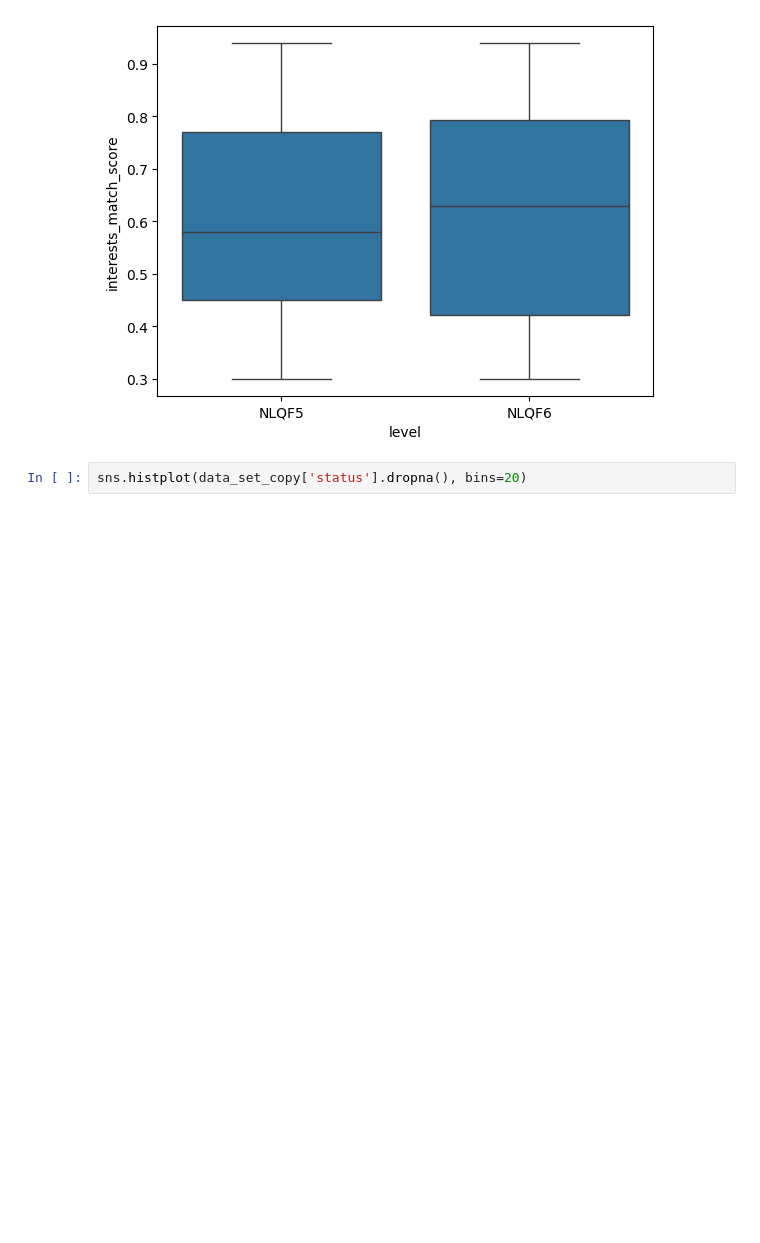
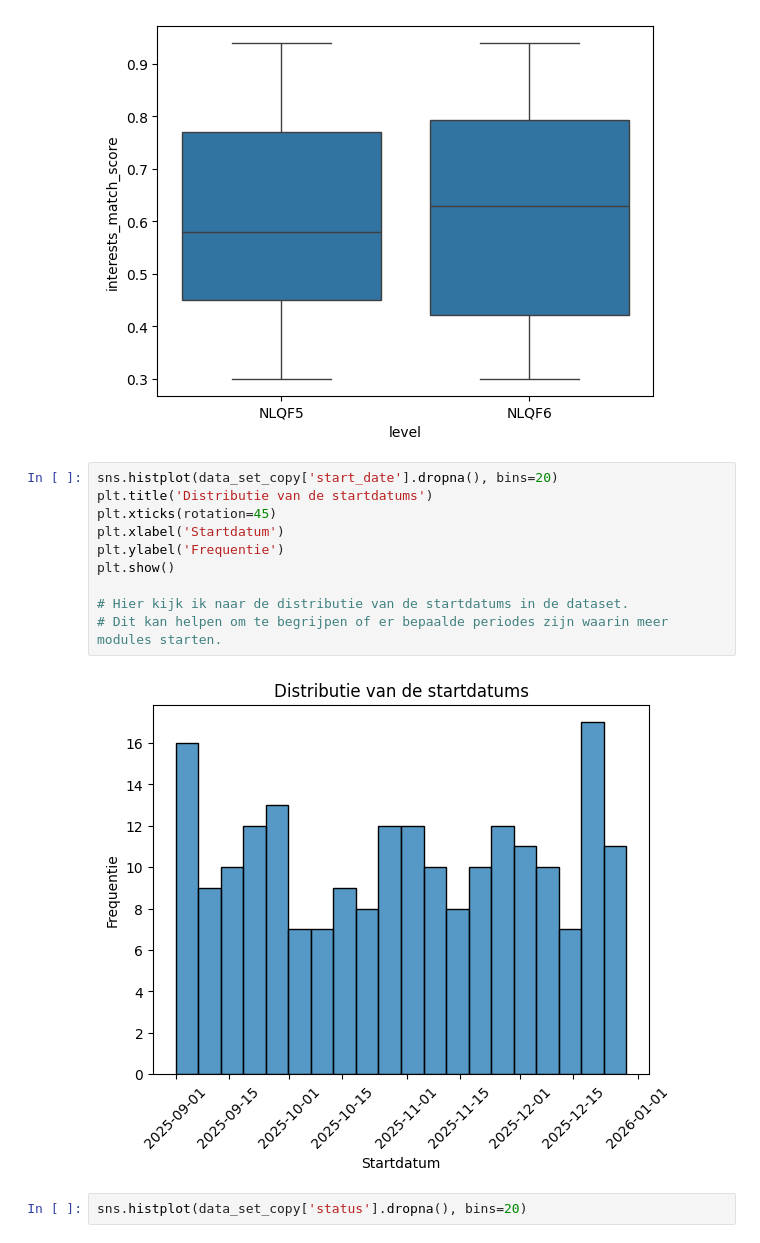
Before and after one commit to EnesT51/LU2-AI-Prototype, a Jupyter notebook: AI-PoC/AI_PoC.ipynb, the cells around one changed output. Cells and saved outputs as stored; diff of their text form; blank space fills up the shorter version.

```diff
--- a/AI-PoC/AI_PoC.ipynb
+++ b/AI-PoC/AI_PoC.ipynb
@@ -130,6 +130,18 @@ sns.boxplot(x='level', y='interests_match_score', data=data_set_copy)
 # %% [output]
 <Axes: xlabel='level', ylabel='interests_match_score'>
 [figure]
+# %%
+sns.histplot(data_set_copy['start_date'].dropna(), bins=20)
+plt.title('Distributie van de startdatums')
+plt.xticks(rotation=45)
+plt.xlabel('Startdatum')
+plt.ylabel('Frequentie')
+plt.show()
+
+# Hier kijk ik naar de distributie van de startdatums in de dataset.
+# Dit kan helpen om te begrijpen of er bepaalde periodes zijn waarin meer modules starten.
+# %% [output]
+[figure, added]
 # %%
 sns.histplot(data_set_copy['status'].dropna(), bins=20)
 # %% [output]
```
Also changed, not shown: parts of 10 cells of this notebook.
